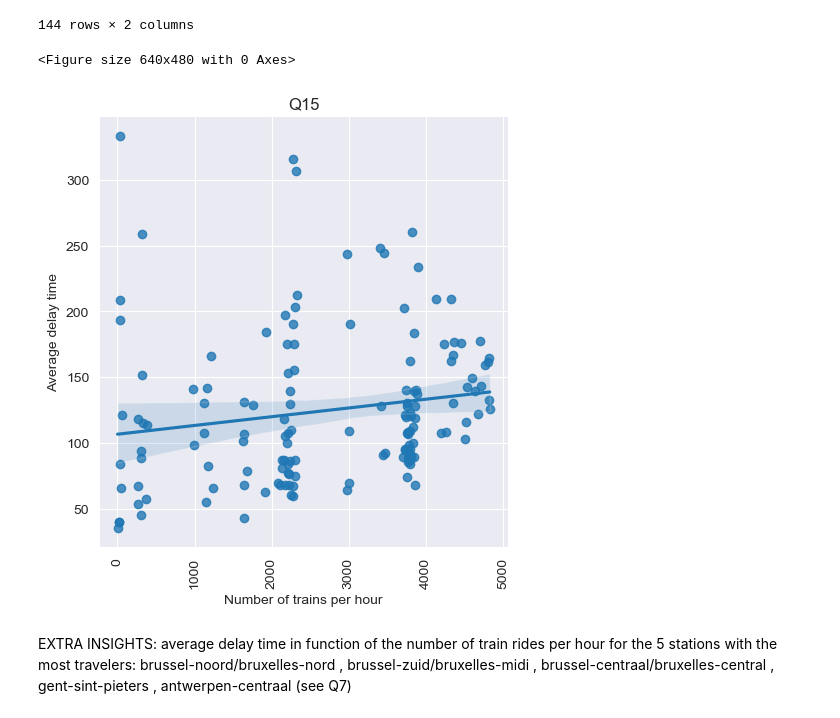
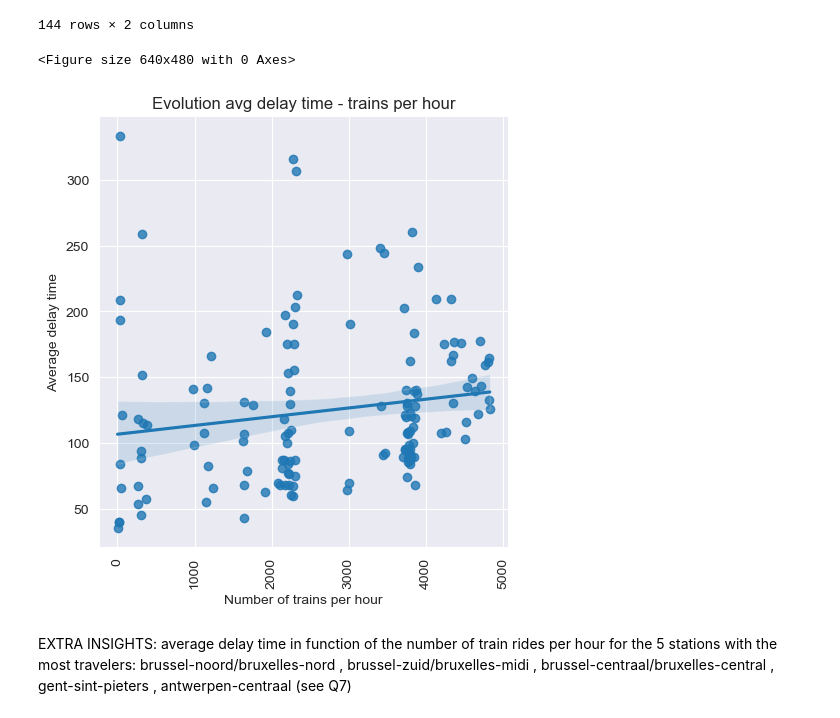
Before and after one commit to Seoyangsam/ACRM, a Jupyter notebook: src/Q15.ipynb, the cells around one changed output. Saved outputs shown, nothing was run; the diff lists cells and outputs as text; code cells hidden in the pictures.

```diff
--- a/src/Q15.ipynb
+++ b/src/Q15.ipynb
@@ -78,14 +77,14 @@ new_pairs
 # %%
 plt.figure(facecolor="white")
 sns.lmplot(x = 'X', y = 'Y', data = new_pairs, fit_reg = True )
-plt.title("Q15")
+plt.title("Evolution avg delay time - trains per hour")
 plt.xlabel("Number of trains per hour")
 plt.ylabel("Average delay time")
 plt.xticks(rotation= "vertical")
 plt.show()
 # %% [output]
 <Figure size 640x480 with 0 Axes>
-[figure, old version]
+[figure, new version]
 # %%
 ## We see that the biggest delays were mostly when there were few train rides per hour: This is due to the fact that when there are few train rides per hour, it is because multiple train rides were cancelled (due to a strike e.g.). The trains that did ride that hour were then most likely to experience delays.
 ## On top of that, we see a small trend of increased average delay time when there are more train rides per hour.
```
Also changed, not shown: parts of 2 cells of this notebook, 1 other file.
